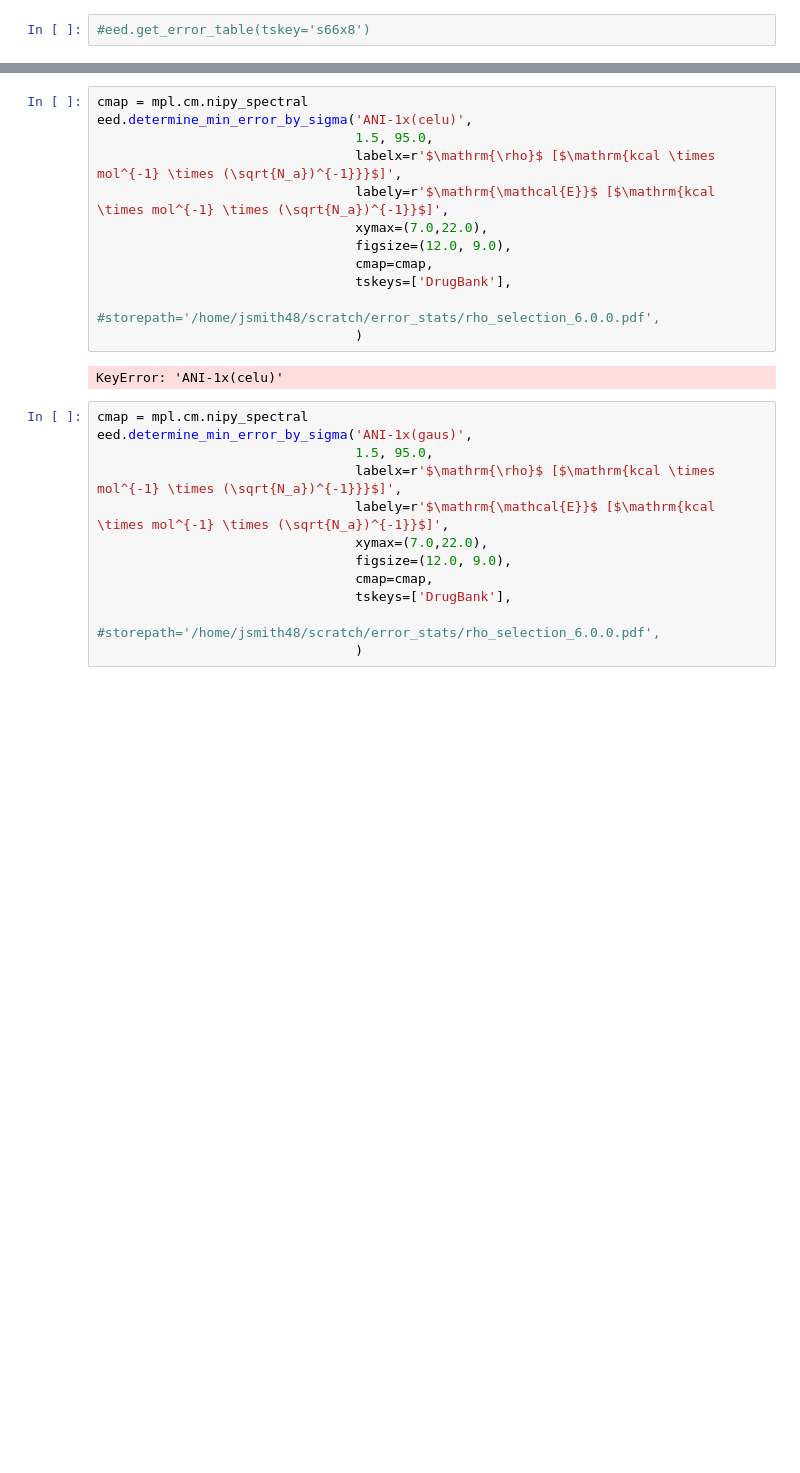
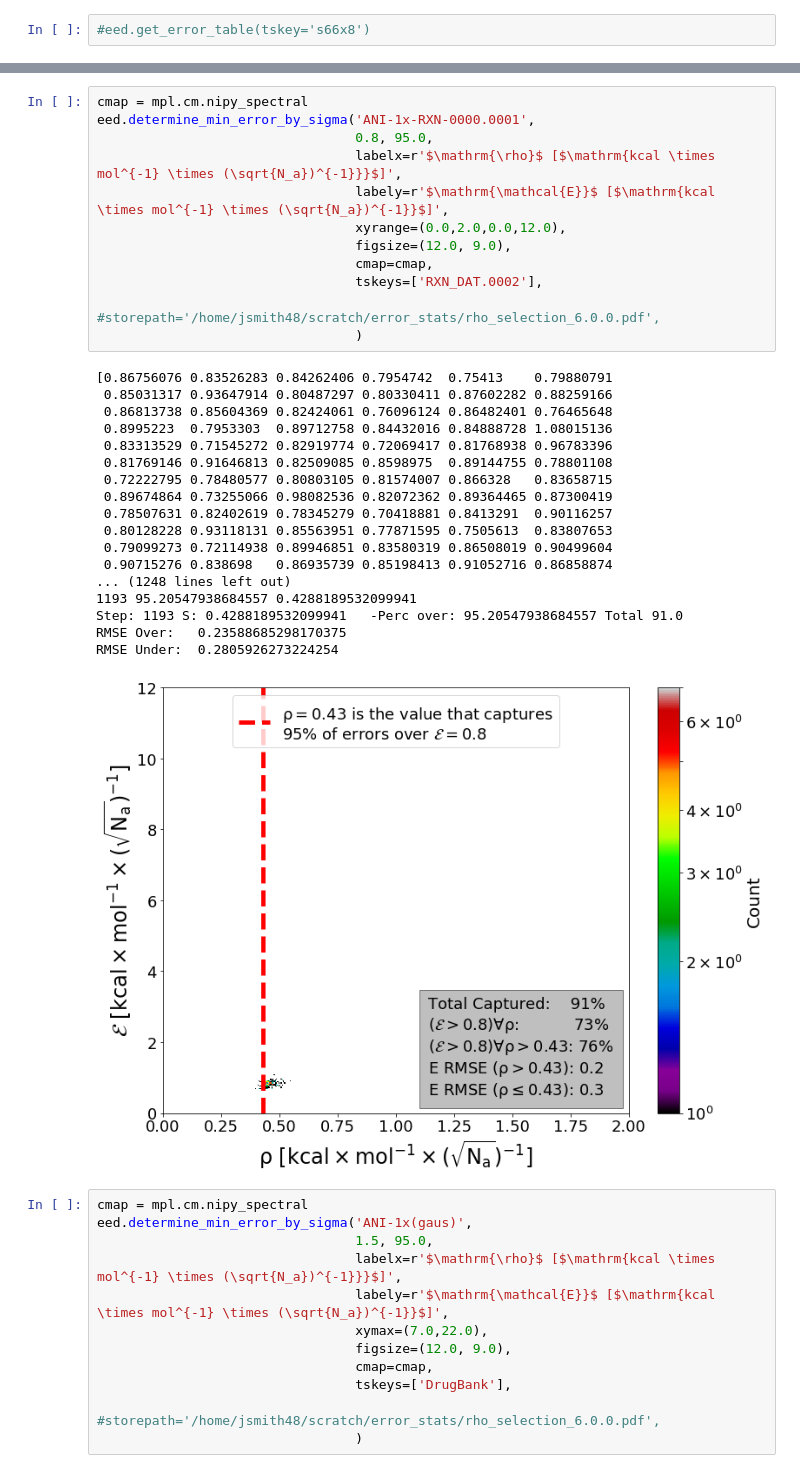
Before and after one commit to Jussmith01/ANI-Tools, a Jupyter notebook: notebooks/evaluate_tsdata.ipynb, the cells around one changed output, grey strips where cells are left out. Drawn from its saved outputs; the diff is of its cells as text; blank space fills up the shorter version.

```diff
--- a/notebooks/evaluate_tsdata.ipynb
+++ b/notebooks/evaluate_tsdata.ipynb
@@ -150,17 +153,34 @@ Stats for: MDBenchmark
 # %%
 cmap = mpl.cm.nipy_spectral
-eed.determine_min_error_by_sigma('ANI-1x(celu)',
-                                 1.5, 95.0,
+eed.determine_min_error_by_sigma('ANI-1x-RXN-0000.0001',
+                                 0.8, 95.0,
                                  labelx=r'$\mathrm{\rho}$ [$\mathrm{kcal \times mol^{-1} \times (\sqrt{N_a})^{-1}}}$]',
                                  labely=r'$\mathrm{\mathcal{E}}$ [$\mathrm{kcal \times mol^{-1} \times (\sqrt{N_a})^{-1}}$]',
-                                 xymax=(7.0,22.0),
+                                 xyrange=(0.0,2.0,0.0,12.0),
                                  figsize=(12.0, 9.0),
                                  cmap=cmap,
-                                 tskeys=['DrugBank'],
+                                 tskeys=['RXN_DAT.0002'],
                                  #storepath='/home/jsmith48/scratch/error_stats/rho_selection_6.0.0.pdf',
                                  )
 # %% [output]
-KeyError: 'ANI-1x(celu)'
+[0.86756076 0.83526283 0.84262406 0.7954742  0.75413    0.79880791
+ 0.85031317 0.93647914 0.80487297 0.80330411 0.87602282 0.88259166
+ 0.86813738 0.85604369 0.82424061 0.76096124 0.86482401 0.76465648
+ 0.8995223  0.7953303  0.89712758 0.84432016 0.84888728 1.08015136
+ 0.83313529 0.71545272 0.82919774 0.72069417 0.81768938 0.96783396
+ 0.81769146 0.91646813 0.82509085 0.8598975  0.89144755 0.78801108
+ 0.72222795 0.78480577 0.80803105 0.81574007 0.866328   0.83658715
+ 0.89674864 0.73255066 0.98082536 0.82072362 0.89364465 0.87300419
+ 0.78507631 0.82402619 0.78345279 0.70418881 0.8413291  0.90116257
+ 0.80128228 0.93118131 0.85563951 0.77871595 0.7505613  0.83807653
+ 0.79099273 0.72114938 0.89946851 0.83580319 0.86508019 0.90499604
+ 0.90715276 0.838698   0.86935739 0.85198413 0.91052716 0.86858874
+... (1248 lines left out)
+1193 95.20547938684557 0.4288189532099941
+Step: 1193 S: 0.4288189532099941   -Perc over: 95.20547938684557 Total 91.0
+RMSE Over:   0.23588685298170375
+RMSE Under:  0.2805926273224254
+[figure, added]
 # %%
 cmap = mpl.cm.nipy_spectral
 eed.determine_min_error_by_sigma('ANI-1x(gaus)',
```
Also changed, not shown: parts of 7 cells of this notebook, 5 other files.
